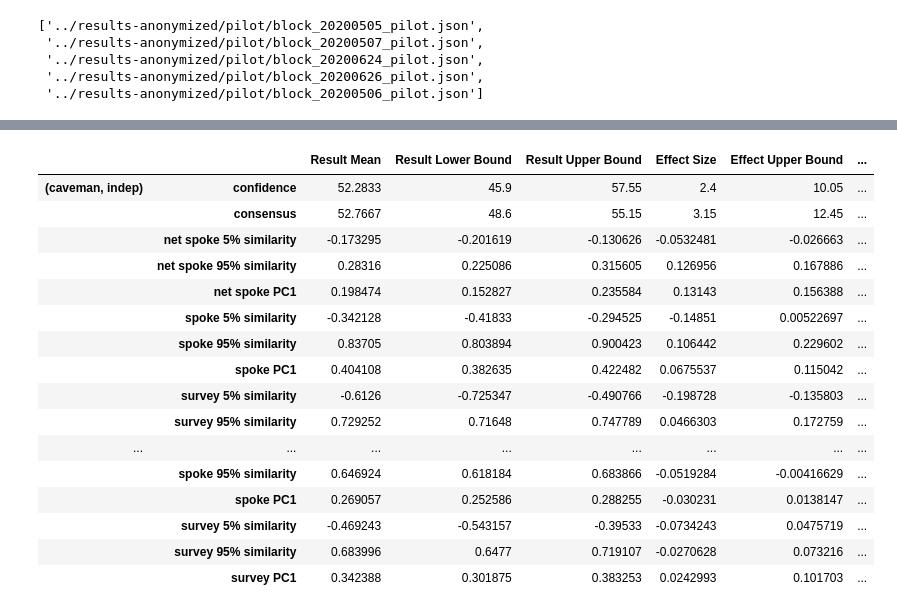
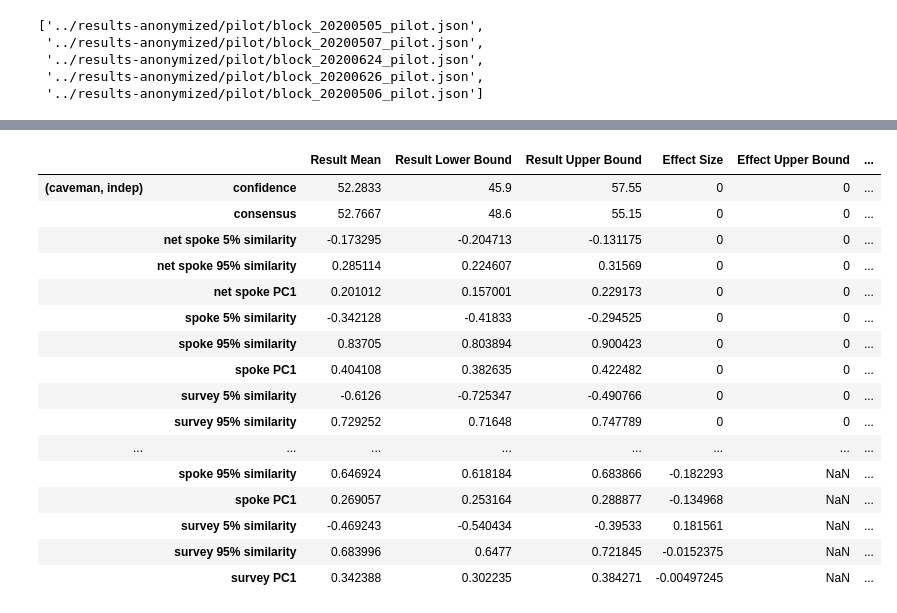
Before and after one commit to JamesPHoughton/detective-game-interdependent-diffusion, a Jupyter notebook: analysis/Estimate end-of-game outcome measures.ipynb, the cells around one changed output, grey strips where cells are left out. Saved outputs shown, nothing was run; the diff lists cells and outputs as text; code cells hidden in the pictures.

```diff
--- a/analysis/Estimate end-of-game outcome measures.ipynb
+++ b/analysis/Estimate end-of-game outcome measures.ipynb
@@ -342,0 +427,3 @@ effect
+# %%
+eff = make_table(measurements, effect_size, network='caveman')
+eff
@@ -343,5 +443,5 @@ effect
 # %%
-effect_pval = make_table(measurements.dropna(axis=1), effect_p_val)
-effect_pval
+eff_pval = make_table(measurements.dropna(axis=1), effect_p_val, network='caveman')
+eff_pval
 # %% [output]
 |  | (caveman, indep) | (caveman, inter) | (dodec, indep) | (dodec, inter) |
@@ -359,5 +459,5 @@ effect_pval
 # %%
-effect_lowerbound = make_table(measurements, effect_lowerbound)
-effect_lowerbound
+eff_lowerbound = make_table(measurements, effect_lowerbound, network='caveman')
+eff_lowerbound
 # %% [output]
 |  | (caveman, indep) | (caveman, inter) | (dodec, indep) | (dodec, inter) |
@@ -375,5 +475,5 @@ effect_lowerbound
 # %%
-effect_upperbound = make_table(measurements, effect_upperbound)
-effect_upperbound
+eff_upperbound = make_table(measurements, effect_upperbound, network='caveman')
+eff_upperbound
 # %% [output]
 |  | (caveman, indep) | (caveman, inter) | (dodec, indep) | (dodec, inter) |
@@ -391,31 +491,31 @@ effect_upperbound
 # %%
 export_table = pd.DataFrame()
 export_table["Result Mean"] = res.unstack()
 export_table["Result Lower Bound"] = res_lowerbound.unstack()
 export_table["Result Upper Bound"] = res_upperbound.unstack()
-export_table["Effect Size"] = effect.unstack()
-export_table["Effect Upper Bound"] = effect_upperbound.unstack()
-export_table["Effect Lower Bound"] = effect_lowerbound.unstack()
-export_table["Effect P Value"] = effect_pval.unstack()
+export_table["Effect Size"] = eff.unstack()
+export_table["Effect Upper Bound"] = eff_upperbound.unstack()
+export_table["Effect Lower Bound"] = eff_lowerbound.unstack()
+export_table["Effect P Value"] = eff_pval.unstack()
 
 
-export_table.to_csv(output_dir+"end_of_game_effects_summary.csv")
+export_table.to_csv(output_dir+"end_of_game_effects_summary_caveman_baseline.csv")
 export_table
 # %% [output]
 |  |  | Result Mean | Result Lower Bound | Result Upper Bound | Effect Size | Effect Upper Bound | ... |
-| (caveman, indep) | confidence | 52.2833 | 45.9 | 57.55 | 2.4 | 10.05 | ... |
-|  | consensus | 52.7667 | 48.6 | 55.15 | 3.15 | 12.45 | ... |
-|  | net spoke 5% similarity | -0.173295 | -0.201619 | -0.130626 | -0.0532481 | -0.026663 | ... |
-|  | net spoke 95% similarity | 0.28316 | 0.225086 | 0.315605 | 0.126956 | 0.167886 | ... |
-|  | net spoke PC1 | 0.198474 | 0.152827 | 0.235584 | 0.13143 | 0.156388 | ... |
-|  | spoke 5% similarity | -0.342128 | -0.41833 | -0.294525 | -0.14851 | 0.00522697 | ... |
-|  | spoke 95% similarity | 0.83705 | 0.803894 | 0.900423 | 0.106442 | 0.229602 | ... |
-|  | spoke PC1 | 0.404108 | 0.382635 | 0.422482 | 0.0675537 | 0.115042 | ... |
-|  | survey 5% similarity | -0.6126 | -0.725347 | -0.490766 | -0.198728 | -0.135803 | ... |
-|  | survey 95% similarity | 0.729252 | 0.71648 | 0.747789 | 0.0466303 | 0.172759 | ... |
+| (caveman, indep) | confidence | 52.2833 | 45.9 | 57.55 | 0 | 0 | ... |
+|  | consensus | 52.7667 | 48.6 | 55.15 | 0 | 0 | ... |
+|  | net spoke 5% similarity | -0.173295 | -0.204713 | -0.131175 | 0 | 0 | ... |
+|  | net spoke 95% similarity | 0.285114 | 0.224607 | 0.31569 | 0 | 0 | ... |
+|  | net spoke PC1 | 0.201012 | 0.157001 | 0.229173 | 0 | 0 | ... |
+|  | spoke 5% similarity | -0.342128 | -0.41833 | -0.294525 | 0 | 0 | ... |
+|  | spoke 95% similarity | 0.83705 | 0.803894 | 0.900423 | 0 | 0 | ... |
+|  | spoke PC1 | 0.404108 | 0.382635 | 0.422482 | 0 | 0 | ... |
+|  | survey 5% similarity | -0.6126 | -0.725347 | -0.490766 | 0 | 0 | ... |
+|  | survey 95% similarity | 0.729252 | 0.71648 | 0.747789 | 0 | 0 | ... |
 | ... | ... | ... | ... | ... | ... | ... | ... |
-|  | spoke 95% similarity | 0.646924 | 0.618184 | 0.683866 | -0.0519284 | -0.00416629 | ... |
-|  | spoke PC1 | 0.269057 | 0.252586 | 0.288255 | -0.030231 | 0.0138147 | ... |
-|  | survey 5% similarity | -0.469243 | -0.543157 | -0.39533 | -0.0734243 | 0.0475719 | ... |
-|  | survey 95% similarity | 0.683996 | 0.6477 | 0.719107 | -0.0270628 | 0.073216 | ... |
-|  | survey PC1 | 0.342388 | 0.301875 | 0.383253 | 0.0242993 | 0.101703 | ... |
+|  | spoke 95% similarity | 0.646924 | 0.618184 | 0.683866 | -0.182293 | NaN | ... |
+|  | spoke PC1 | 0.269057 | 0.253164 | 0.288877 | -0.134968 | NaN | ... |
+|  | survey 5% similarity | -0.469243 | -0.540434 | -0.39533 | 0.181561 | NaN | ... |
+|  | survey 95% similarity | 0.683996 | 0.6477 | 0.721845 | -0.0152375 | NaN | ... |
+|  | survey PC1 | 0.342388 | 0.302235 | 0.384271 | -0.00497245 | NaN | ... |
```
Also changed, not shown: parts of 16 cells of this notebook, 9 other files.
